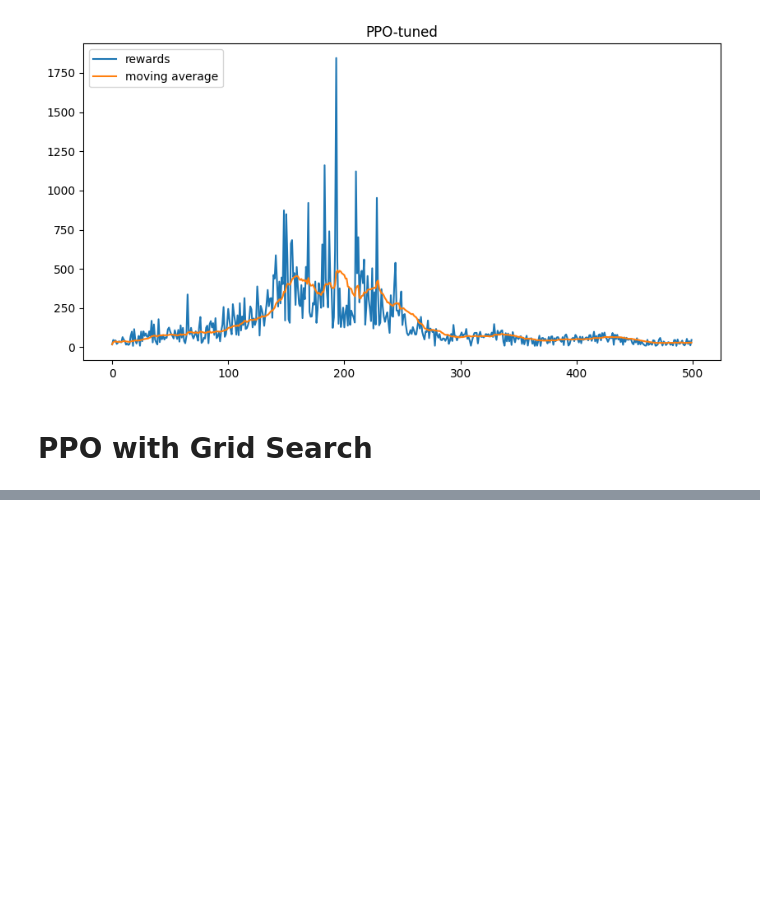
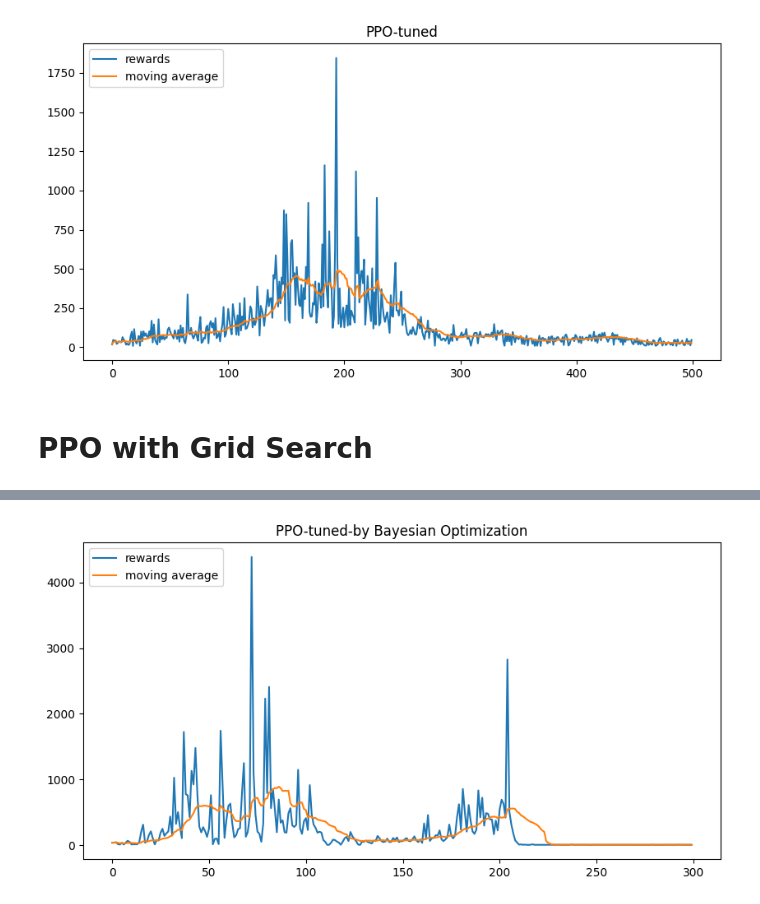
Before and after one commit to jmSNU/RL_practice, a Jupyter notebook: exercise.ipynb, the cells around one changed output, grey strips where cells are left out. Drawn from its saved outputs; the diff is of its cells as text; code cells hidden in the pictures; blank space fills up the shorter version.

```diff
--- a/exercise.ipynb
+++ b/exercise.ipynb
@@ -1766,0 +1821,4 @@ plt.show()
+# %%
+# 단계별로 최적화 과정을 저장
+for i, res in enumerate(optimizer.res):
+    print("Iteration {} : \n\t {}".format(i, res))
@@ -1766,0 +1836,7 @@ plt.show()
+# %%
+# parameter 범위 변경 -> 새로운 parameter 범위를 지정해서 최적화 가능
+optimizer.set_bounds(new_bounds={"x" : (-2,3)})
+optimizer.maximize(
+    init_points= 0,
+    n_iter=5
+)
@@ -1766,0 +2204,8 @@ plt.show()
+# %%
+target_list = []
+i=0
+for res in optimizer.res:
+    target_list.append([res["target"], i])
+    i=i+1
+target_list.sort(reverse=True)
+target_list
@@ -1766,0 +2230,3 @@ plt.show()
+# %%
+best_config = optimizer.res[6]['params']
+print("*result:" , optimizer.res[6]['params'])
@@ -1766,0 +2511,10 @@ plt.show()
+# %%
+import matplotlib.pyplot as plt
+plt.figure(figsize=(10,5))
+plt.plot(agent.reward_list, label = "rewards")
+plt.plot(agent.moving_avg_list, label = "moving average")
+plt.legend(loc = "upper left")
+plt.title("PPO-tuned-by Bayesian Optimization")
+plt.show()
+# %% [output]
+[figure, added]
```
Also changed, not shown: parts of 21 cells of this notebook, 5 other files.
